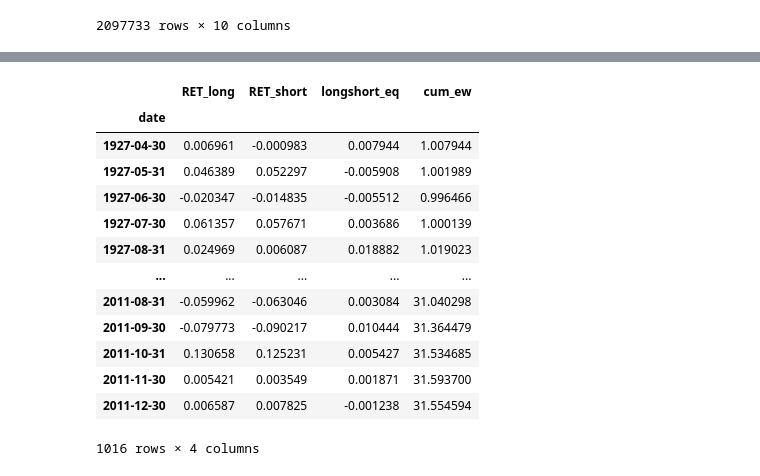
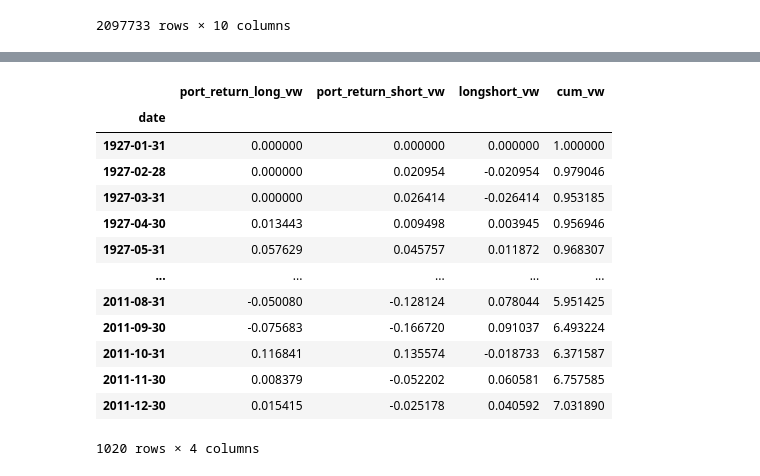
Before and after one commit to ptakchun/FINA4359-Project, a Jupyter notebook: table3.ipynb, the cells around one changed output, grey strips where cells are left out. Saved outputs shown, nothing was run; the diff lists cells and outputs as text; code cells hidden in the pictures.

```diff
--- a/table3.ipynb
+++ b/table3.ipynb
@@ -147,12 +148,19 @@ crsp_temp['lag_semi_annual_twl']=crsp_temp.groupby('CUSIP')['div_semi_annual'].s
 crsp_temp['lag_div_yr']=crsp_temp.groupby('CUSIP')['div_yr'].shift(12)
 
 g_mon = crsp_temp.groupby('CUSIP')['div_monthly']
+
 crsp_temp['lag_1']=g_mon.shift(1)
+crsp_temp['lag_2']=g_mon.shift(2)
+crsp_temp['lag_3']=g_mon.shift(3)
 crsp_temp['lag_4']=g_mon.shift(4)
+crsp_temp['lag_5']=g_mon.shift(5)
+crsp_temp['lag_6']=g_mon.shift(6)
 crsp_temp['lag_7']=g_mon.shift(7)
+crsp_temp['lag_8']=g_mon.shift(8)
+crsp_temp['lag_9']=g_mon.shift(9)
 crsp_temp['lag_10']=g_mon.shift(10)
-
-crsp_div_df['lag_month']=g_mon.shift(1)
+crsp_temp['lag_11']=g_mon.shift(11)
+crsp_temp['lag_12']=g_mon.shift(12)
 
 crsp_temp
 # %% [output]
@@ -172,19 +180,19 @@ crsp_temp
 2097733 rows × 44 columns
 # %%
 # Strategies 1: Long predicted dividend and short all other companies
-crsp_temp['long_stocks'] = (crsp_temp['lag_u_3'] | crsp_temp['lag_u_6'] | crsp_temp['lag_u_9'] | crsp_temp['lag_u_12'] | crsp_temp['lag_quarterly'] | crsp_temp['lag_semi_annual_six'] | crsp_temp['lag_semi_annual_twl'] | crsp_temp['lag_div_yr']) & (crsp_temp['PRC_t-1'] >=5)
+crsp_temp['long_stocks'] = (crsp_temp['lag_u_3'] | crsp_temp['lag_u_6'] | crsp_temp['lag_u_9'] | crsp_temp['lag_u_12'] | crsp_temp['lag_quarterly'] | crsp_temp['lag_semi_annual_six'] | crsp_temp['lag_semi_annual_twl'] | crsp_temp['lag_div_yr']) & (crsp_temp['PRC_t-1'] >=5) & (crsp_temp['freq_2']<='6')
 
 crsp_temp.RET = crsp_temp.RET.apply(lambda x: x if str(x)[-1].isdigit() else np.nan)
 crsp_temp['RET'] = crsp_temp['RET'].astype('float64')
 crsp_temp
 # crsp_temp['short_stocks'] = np.where(crsp_temp['long_stocks']==False,True,False)
-crsp_temp['short_stocks'] = (crsp_temp['freq_2'] < '6') & (crsp_temp['long_stocks'] == False) & (crsp_temp['PRC_t-1'] >=5)
+# crsp_temp['short_stocks'] =  (crsp_temp['long_stocks'] == False) & (crsp_temp['PRC_t-1'] >=5)
 
 # Strategies 2: Long predicted dividend and short all other dividend payers companies
-# crsp_temp['short_stocks'] = (crsp_temp['lag_u_1'] ==True) | (crsp_temp['lag_u_2'] ==True) | ( crsp_temp['lag_u_4'] ==True ) | (crsp_temp['lag_u_5'] ==True ) | ( crsp_temp['lag_u_8'] ==True ) | (crsp_temp['lag_u_10'] ==True ) | (crsp_temp['lag_u_11'] ==True )| (crsp_div_df['lag_month']==True)
+crsp_temp['short_stocks'] = ( crsp_temp['lag_u_1'] | crsp_temp['lag_u_2']  | crsp_temp['lag_u_4']  | crsp_temp['lag_u_5'] | crsp_temp['lag_u_7']  | crsp_temp['lag_u_8']  | crsp_temp['lag_u_10']  | crsp_temp['lag_u_11'] | crsp_temp['lag_1'] | crsp_temp['lag_2']  |  crsp_temp['lag_3'] | crsp_temp['lag_4']  | crsp_temp['lag_5']  |  crsp_temp['lag_6']  | crsp_temp['lag_7']  | crsp_temp['lag_8'] | crsp_temp['lag_9'] | crsp_temp['lag_10']  | crsp_temp['lag_11']  | crsp_temp['lag_12']  ) & (crsp_temp['freq_2'] <= '6') & (crsp_temp['PRC_t-1'] >=5) & (crsp_temp['long_stocks'] == False)
 
 # Strategies 3: Long predicted dividend and short all months occurring 1,4,7 or 10 months ago
-# crsp_temp['short_stocks'] = (crsp_temp['lag_1'] ==True) | (crsp_temp['lag_4'] ==True) | ( crsp_temp['lag_7'] ==True ) | (crsp_temp['lag_10'] ==True )
+# crsp_temp['short_stocks'] = (crsp_temp['lag_1'] | crsp_temp['lag_4']  | crsp_temp['lag_7']  | crsp_temp['lag_10'] ) &  (crsp_temp['freq_2']<='6') & (crsp_temp['PRC_t-1'] >=5) & (crsp_temp['long_stocks'] == False)
 # crsp_temp['short_stocks'].describe()
 # %%
 # crsp_temp['short_stocks'].groupby('date').sum()
@@ -209,23 +217,23 @@ def long_short_weights(group):
     group['long_weight'] = np.nan
     longs = group.loc[group['long_stocks'] == True]
     group.loc[group['long_stocks']==True, 'long_weight'] = longs['MCAP_t-1'].groupby('date').apply(lambda x: x/ x.sum())
-    group['long_weight'] = group['long_weight'].groupby('CUSIP').shift(1)
+    # group['long_weight'] = group['long_weight'].groupby('CUSIP').shift(1)
 
     group['short_weight'] = np.nan
     # fil_short = group['long_stocks'] == False
     fil_short = group.short_stocks
     shorts = group.loc[fil_short]
     group.loc[fil_short, 'short_weight'] = shorts['MCAP_t-1'].groupby('date').apply(lambda x: x/ x.sum())
-    group['short_weight'] = group['short_weight'].groupby('CUSIP').shift(1)
+    # group['short_weight'] = group['short_weight'].groupby('CUSIP').shift(1)
     return group
 
 def cal_return_vw(df):
 
     df['port_return_long_vw'] = df['RET'] * df['long_weight']
-    longport = df['port_return_long_vw'].groupby('date').mean()
+    longport = df['port_return_long_vw'].groupby('date').sum()
 
     df['port_return_short_vw'] = df['RET'] * df['short_weight']
-    shortport = df['port_return_short_vw'].groupby('date').mean()
+    shortport = df['port_return_short_vw'].groupby('date').sum()
 
     data=pd.merge(longport, shortport, on='date', suffixes=['_long', '_short'])
     data['longshort_vw'] = data.port_return_long_vw  - data.port_return_short_vw
@@ -262,18 +285,21 @@ longshortport_eq
 # %%
 # df.reset_index().groupby('date').sum().describe()
-longshortport_eq
+# panel.short_weight.groupby('date').sum()
+# panel
+# longshortport_vw.head(500)
+longshortport_vw
 # %% [output]
-|  | RET_long | RET_short | longshort_eq | cum_ew |
+|  | port_return_long_vw | port_return_short_vw | longshort_vw | cum_vw |
 | date |  |  |  |  |
-| 1927-04-30 | 0.006961 | -0.000983 | 0.007944 | 1.007944 |
-| 1927-05-31 | 0.046389 | 0.052297 | -0.005908 | 1.001989 |
-| 1927-06-30 | -0.020347 | -0.014835 | -0.005512 | 0.996466 |
-| 1927-07-30 | 0.061357 | 0.057671 | 0.003686 | 1.000139 |
-| 1927-08-31 | 0.024969 | 0.006087 | 0.018882 | 1.019023 |
+| 1927-01-31 | 0.000000 | 0.000000 | 0.000000 | 1.000000 |
+| 1927-02-28 | 0.000000 | 0.020954 | -0.020954 | 0.979046 |
+| 1927-03-31 | 0.000000 | 0.026414 | -0.026414 | 0.953185 |
+| 1927-04-30 | 0.013443 | 0.009498 | 0.003945 | 0.956946 |
+| 1927-05-31 | 0.057629 | 0.045757 | 0.011872 | 0.968307 |
 | ... | ... | ... | ... | ... |
-| 2011-08-31 | -0.059962 | -0.063046 | 0.003084 | 31.040298 |
-| 2011-09-30 | -0.079773 | -0.090217 | 0.010444 | 31.364479 |
-| 2011-10-31 | 0.130658 | 0.125231 | 0.005427 | 31.534685 |
-| 2011-11-30 | 0.005421 | 0.003549 | 0.001871 | 31.593700 |
-| 2011-12-30 | 0.006587 | 0.007825 | -0.001238 | 31.554594 |
+| 2011-08-31 | -0.050080 | -0.128124 | 0.078044 | 5.951425 |
+| 2011-09-30 | -0.075683 | -0.166720 | 0.091037 | 6.493224 |
+| 2011-10-31 | 0.116841 | 0.135574 | -0.018733 | 6.371587 |
+| 2011-11-30 | 0.008379 | -0.052202 | 0.060581 | 6.757585 |
+| 2011-12-30 | 0.015415 | -0.025178 | 0.040592 | 7.031890 |
-1016 rows × 4 columns
+1020 rows × 4 columns
```
Also changed, not shown: parts of 14 cells of this notebook.
